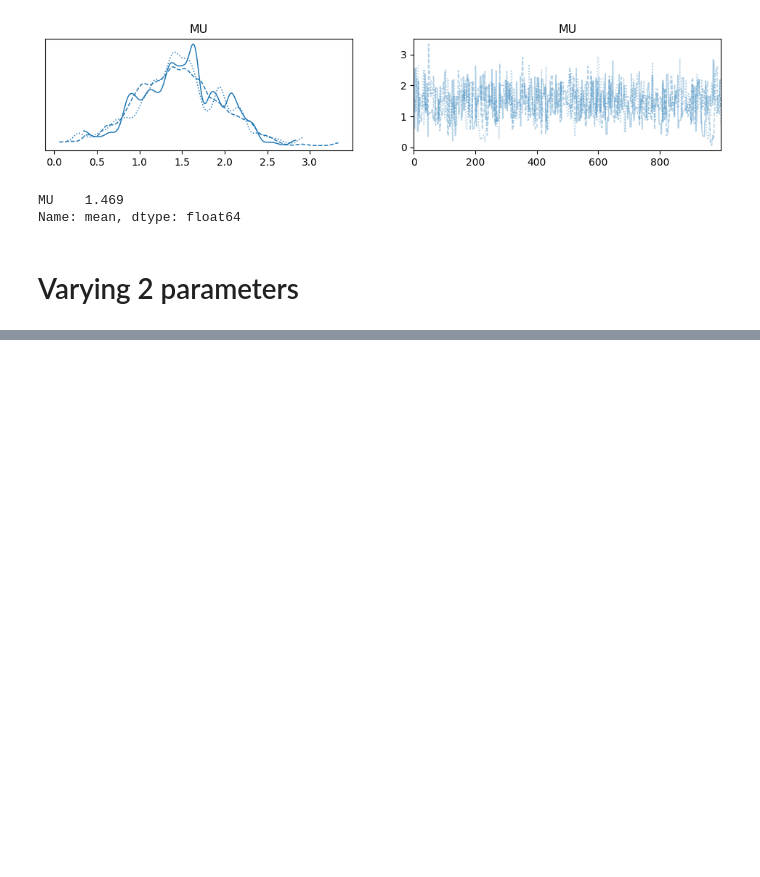
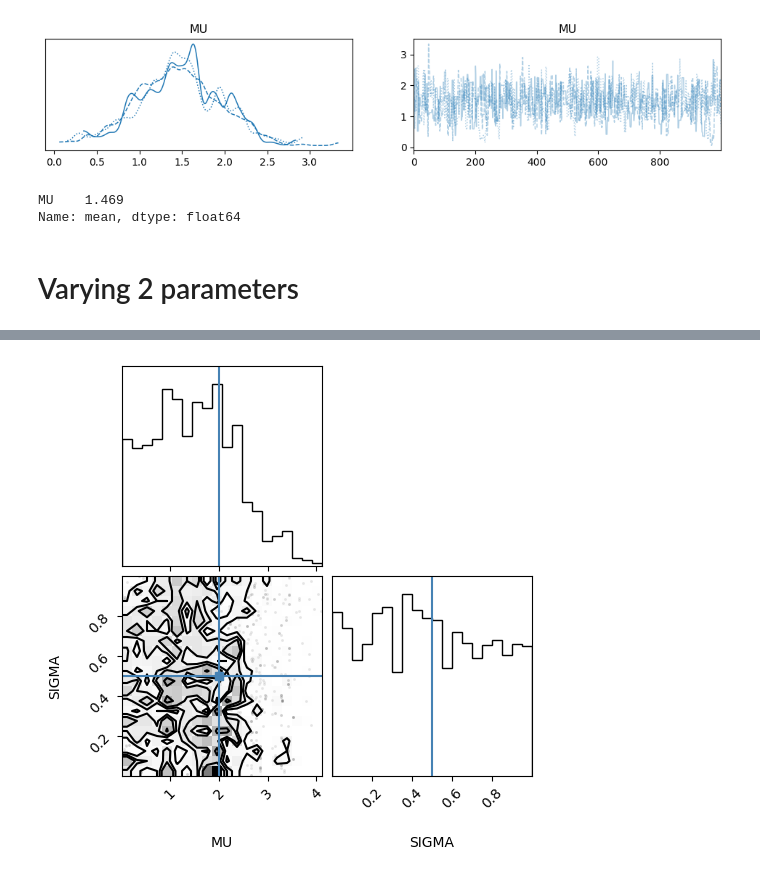
Before and after one commit to SSingh087/test-hierarchical-model, a Jupyter notebook: test-toy-HM/test-toy-HM.ipynb, the cells around one changed output, grey strips where cells are left out. Saved outputs shown, nothing was run; the diff lists cells and outputs as text; code cells hidden in the pictures; blank space fills up the shorter version.

```diff
--- a/test-toy-HM/test-toy-HM.ipynb
+++ b/test-toy-HM/test-toy-HM.ipynb
@@ -200 +201,6 @@ SIGMA    0.495
 Name: mean, dtype: float64
+# %%
+import corner
+_ = corner.corner(trace, var_names=["MU", "SIGMA"], truths=dict(MU=2, SIGMA=.5))
+# %% [output]
+[figure, added]
```
Also changed, not shown: parts of 14 cells of this notebook.
